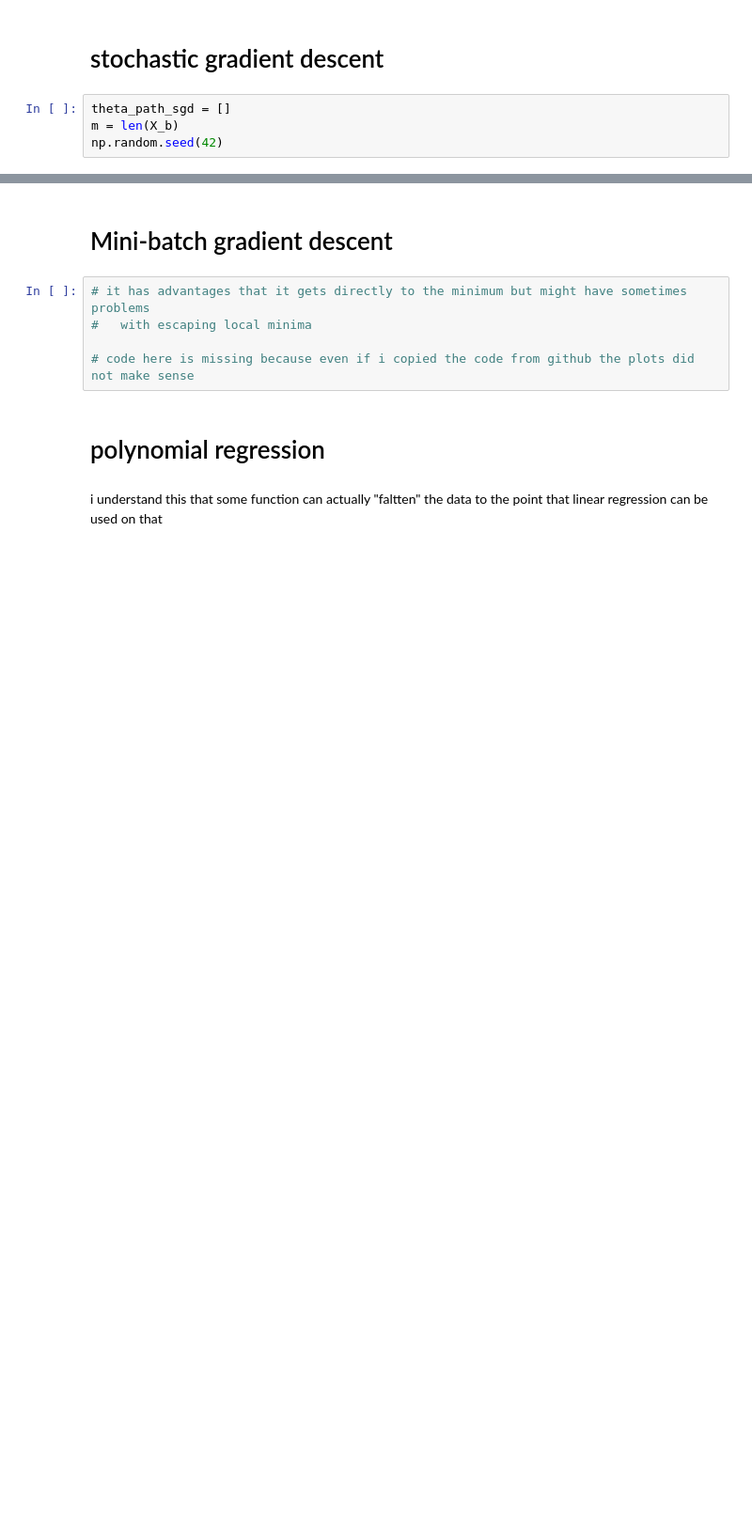
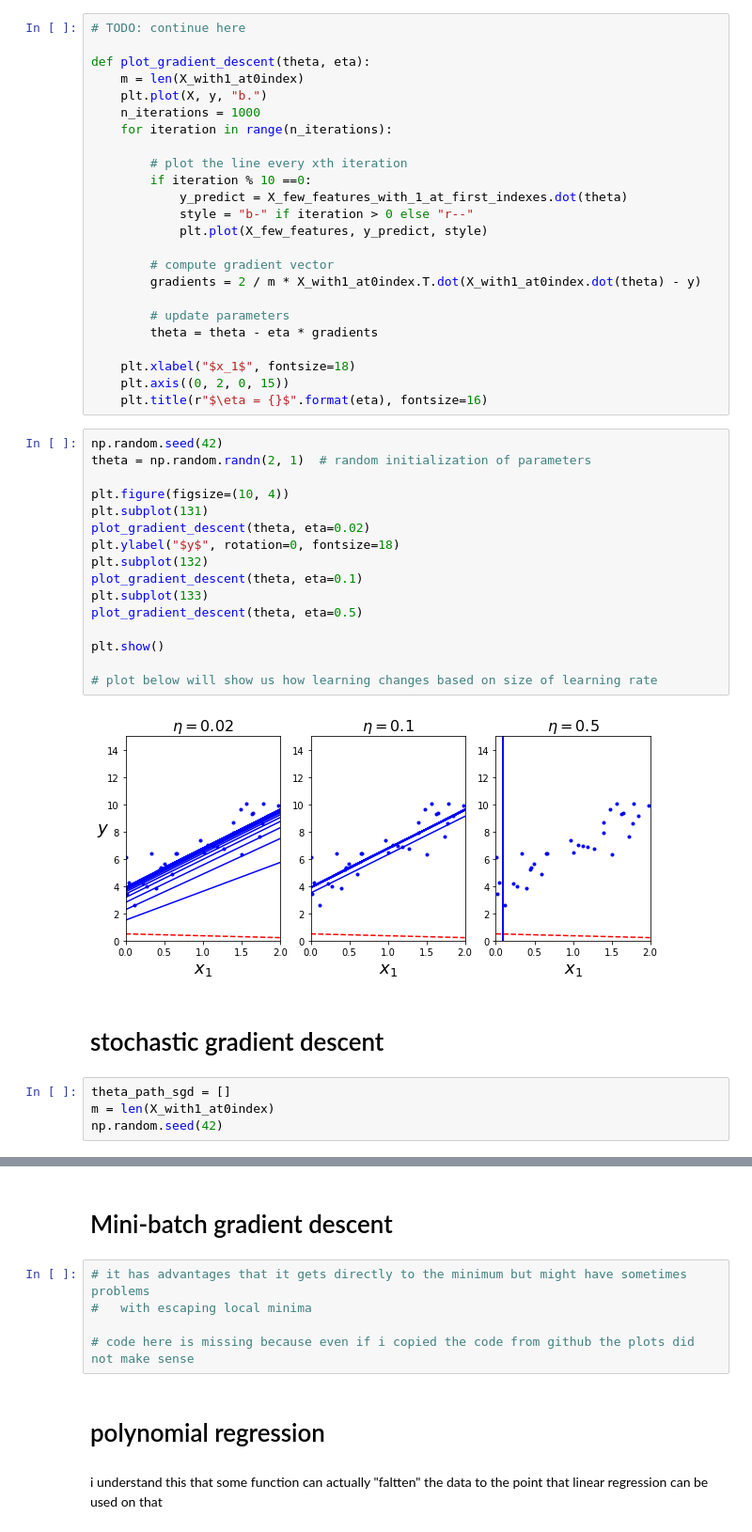
Before and after one commit to Ismaril/training, a Jupyter notebook: AI/ML_DL_book/04_training_models_mathematics.ipynb, the cells around one changed output, grey strips where cells are left out. Shown at 94% size. Cells and saved outputs as stored; diff of their text form; blank space fills up the shorter version.

```diff
--- a/AI/ML_DL_book/04_training_models_mathematics.ipynb
+++ b/AI/ML_DL_book/04_training_models_mathematics.ipynb
@@ -141,8 +244,50 @@ plt.show()
+# %%
+# TODO: continue here
+
+def plot_gradient_descent(theta, eta):
+    m = len(X_with1_at0index)
+    plt.plot(X, y, "b.")
+    n_iterations = 1000
+    for iteration in range(n_iterations):
+
+        # plot the line every xth iteration
+        if iteration % 10 ==0:
+            y_predict = X_few_features_with_1_at_first_indexes.dot(theta)
+            style = "b-" if iteration > 0 else "r--"
+            plt.plot(X_few_features, y_predict, style)
+
+        # compute gradient vector
+        gradients = 2 / m * X_with1_at0index.T.dot(X_with1_at0index.dot(theta) - y)
+
+        # update parameters
+        theta = theta - eta * gradients
+
+    plt.xlabel("$x_1$", fontsize=18)
+    plt.axis((0, 2, 0, 15))
+    plt.title(r"$\eta = {}$".format(eta), fontsize=16)
+# %%
+np.random.seed(42)
+theta = np.random.randn(2, 1)  # random initialization of parameters
+
+plt.figure(figsize=(10, 4))
+plt.subplot(131)
+plot_gradient_descent(theta, eta=0.02)
+plt.ylabel("$y$", rotation=0, fontsize=18)
+plt.subplot(132)
+plot_gradient_descent(theta, eta=0.1)
+plt.subplot(133)
+plot_gradient_descent(theta, eta=0.5)
+
+plt.show()
+
+# plot below will show us how learning changes based on size of learning rate
+# %% [output]
+[figure, added]
 # %% [markdown]
  # stochastic gradient descent
 # %%
 theta_path_sgd = []
-m = len(X_b)
+m = len(X_with1_at0index)
 np.random.seed(42)
 # %%
 # this cell was whole copied. also the plot below is different, compared to book... (Why??)
```
Also changed, not shown: parts of 57 cells of this notebook, 3 other files.
